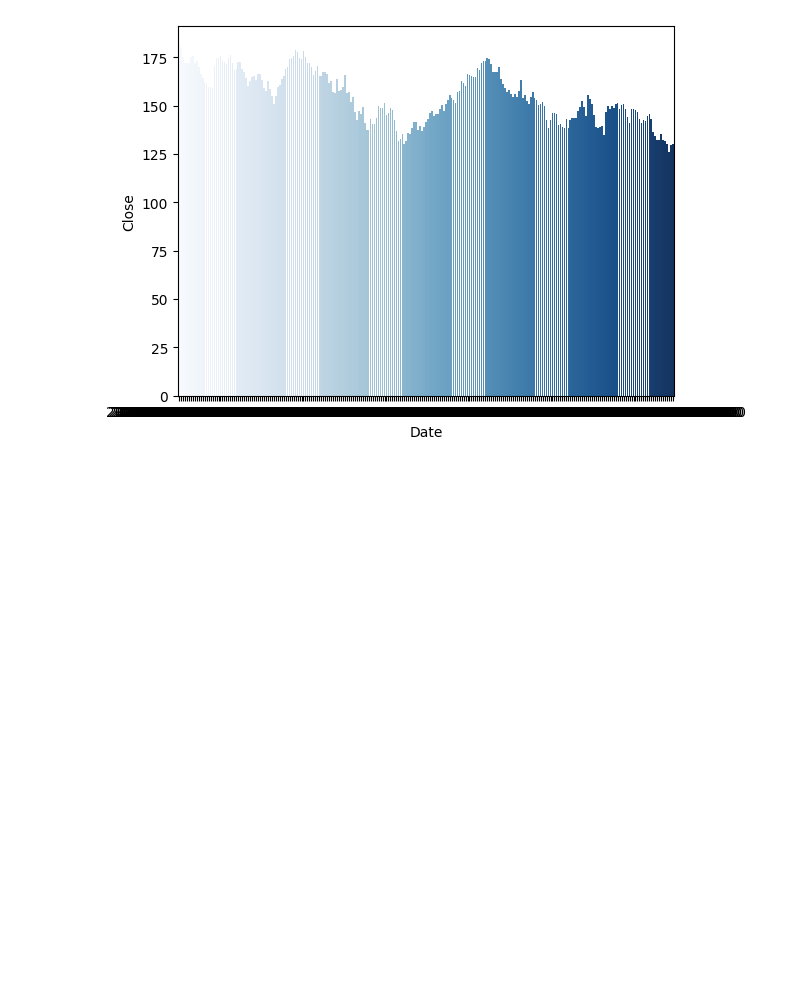
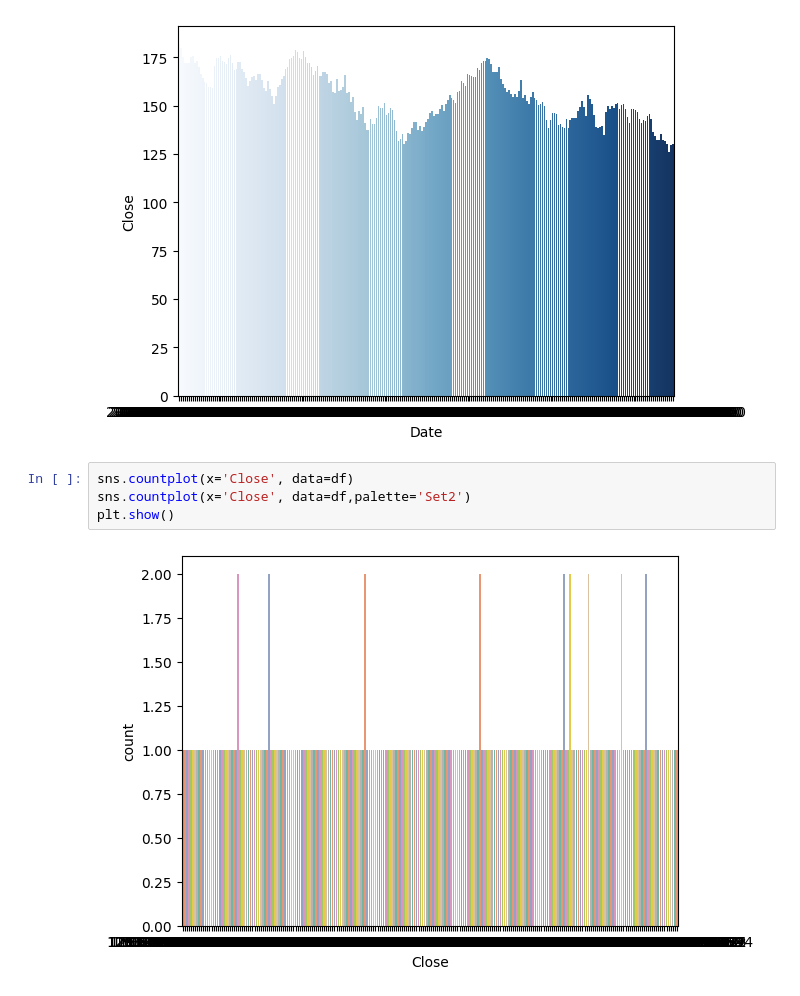
Before and after one commit to SohamDesai1/Data-Visualization, a Jupyter notebook: Seaborn.ipynb, the cells around one changed output. Cells and saved outputs as stored; diff of their text form; blank space fills up the shorter version.

Commit message:
countplots

```diff
--- a/Seaborn.ipynb
+++ b/Seaborn.ipynb
@@ -34,3 +34,9 @@ res = sns.barplot(x=df.index, y=df['Close'],palette='Blues')
 plt.show()
 # %% [output]
 [figure]
+# %%
+sns.countplot(x='Close', data=df)
+sns.countplot(x='Close', data=df,palette='Set2')
+plt.show()
+# %% [output]
+[figure, added]
```
Also changed, not shown: parts of 1 cell of this notebook.
